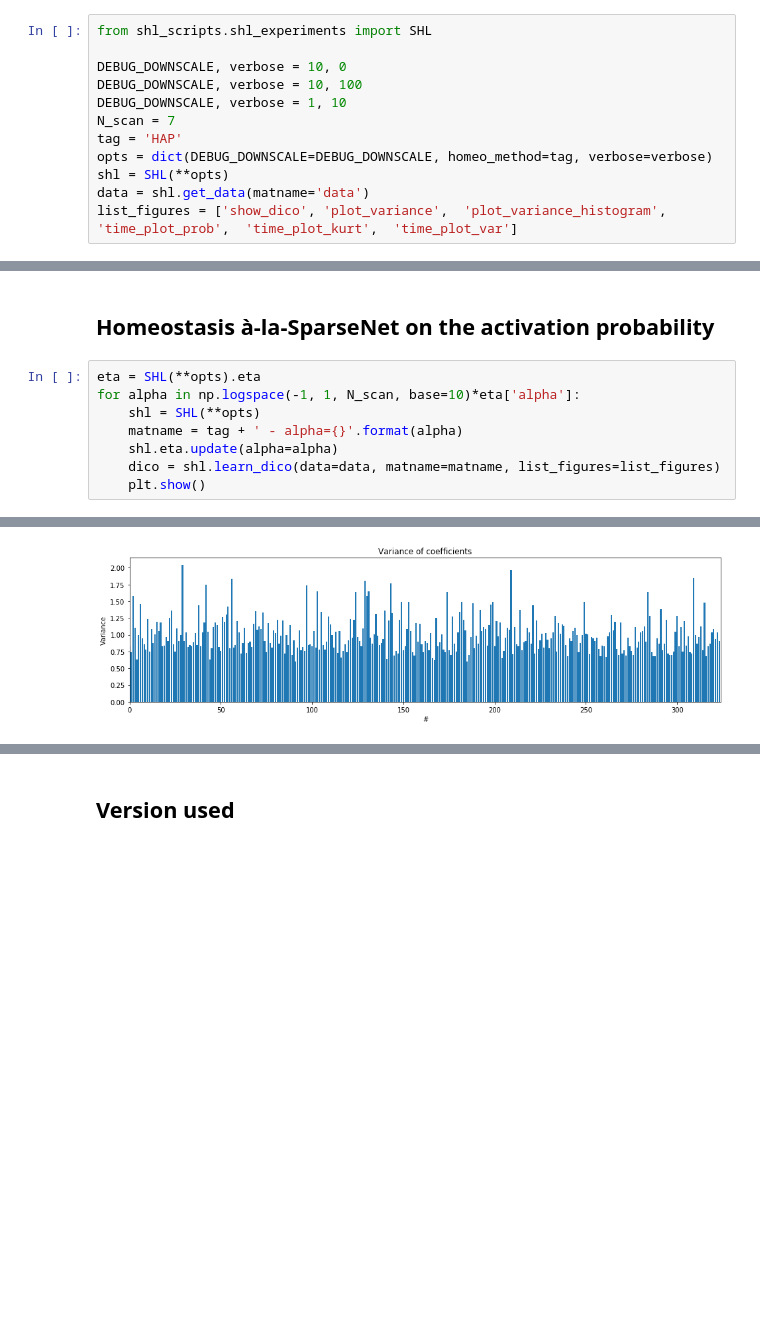
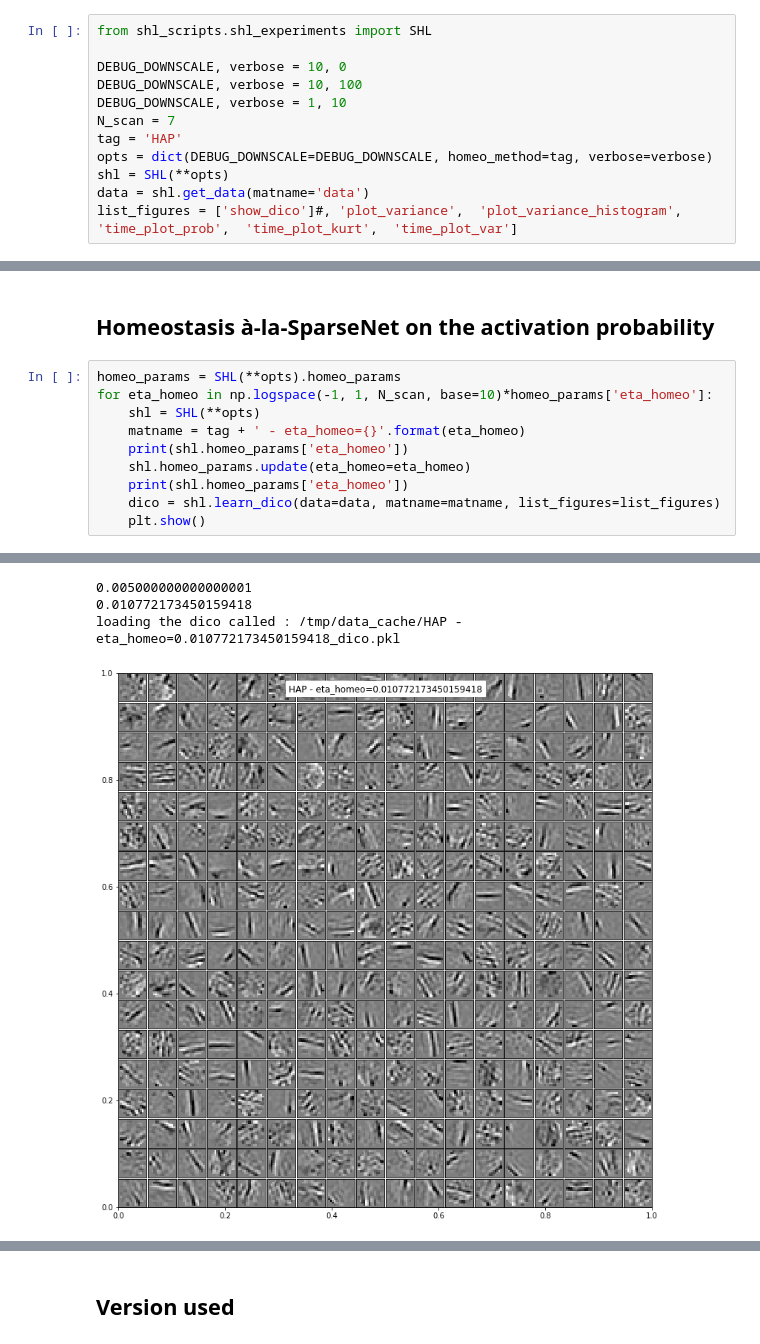
Before and after one commit to bicv/SparseHebbianLearning, a Jupyter notebook: probe/sparsenet-HAP-homeostasis.ipynb, the cells around one changed output, grey strips where cells are left out. Saved outputs shown, nothing was run; the diff lists cells and outputs as text; blank space fills up the shorter version.

```diff
--- a/probe/sparsenet-HAP-homeostasis.ipynb
+++ b/probe/sparsenet-HAP-homeostasis.ipynb
@@ -22,6 +25,6 @@ tag = 'HAP'
 opts = dict(DEBUG_DOWNSCALE=DEBUG_DOWNSCALE, homeo_method=tag, verbose=verbose)
 shl = SHL(**opts)
 data = shl.get_data(matname='data')
-list_figures = ['show_dico', 'plot_variance',  'plot_variance_histogram',  'time_plot_prob',  'time_plot_kurt',  'time_plot_var']
+list_figures = ['show_dico']#, 'plot_variance',  'plot_variance_histogram',  'time_plot_prob',  'time_plot_kurt',  'time_plot_var']
 # %% [output]
 Extracting data..loading the data called : /tmp/data_cache/data_data
@@ -29,11 +37,13 @@ Data is of shape : (81920, 576) - done in 0.30s.
 # %% [markdown]
 ## Homeostasis à-la-SparseNet on the activation probability
 # %%
-eta = SHL(**opts).eta
-for alpha in np.logspace(-1, 1, N_scan, base=10)*eta['alpha']:
+homeo_params = SHL(**opts).homeo_params
+for eta_homeo in np.logspace(-1, 1, N_scan, base=10)*homeo_params['eta_homeo']:
     shl = SHL(**opts)
-    matname = tag + ' - alpha={}'.format(alpha)
-    shl.eta.update(alpha=alpha)
+    matname = tag + ' - eta_homeo={}'.format(eta_homeo)
+    print(shl.homeo_params['eta_homeo'])
+    shl.homeo_params.update(eta_homeo=eta_homeo)
+    print(shl.homeo_params['eta_homeo'])
     dico = shl.learn_dico(data=data, matname=matname, list_figures=list_figures)
     plt.show()
 # %% [output]
@@ -57 +54,4 @@ loading the code called : /tmp/data_cache/HAP - alpha=0.0002_coding.npy
+0.005000000000000001
+0.010772173450159418
+loading the dico called : /tmp/data_cache/HAP - eta_homeo=0.010772173450159418_dico.pkl
-[figure, old version]
+[figure, new version]
```
Also changed, not shown: parts of 8 cells of this notebook, 7 other files.
